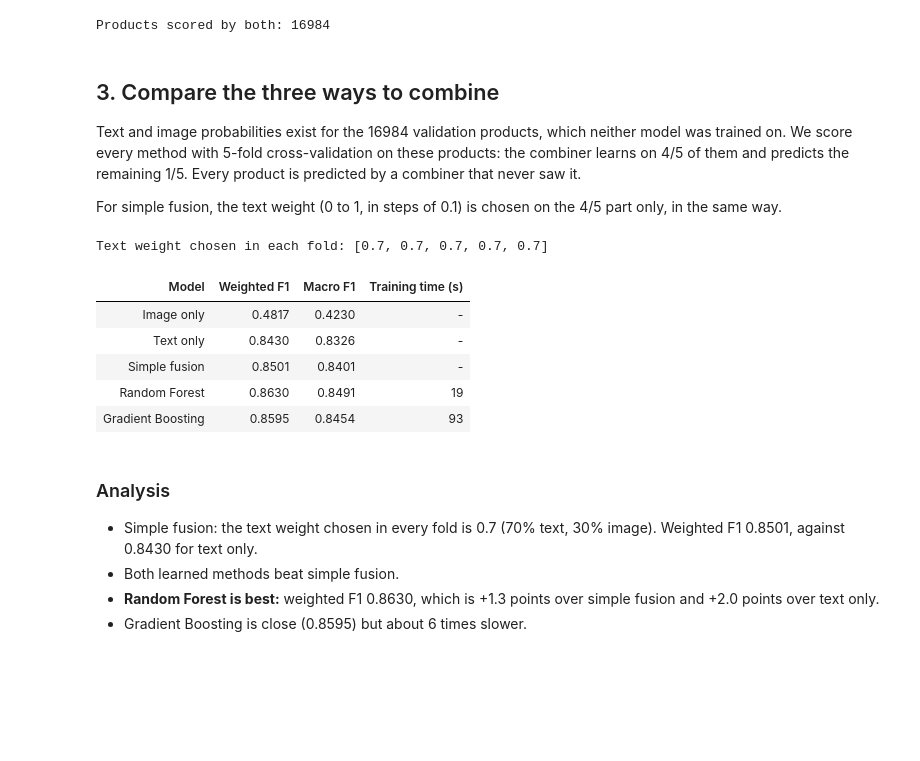
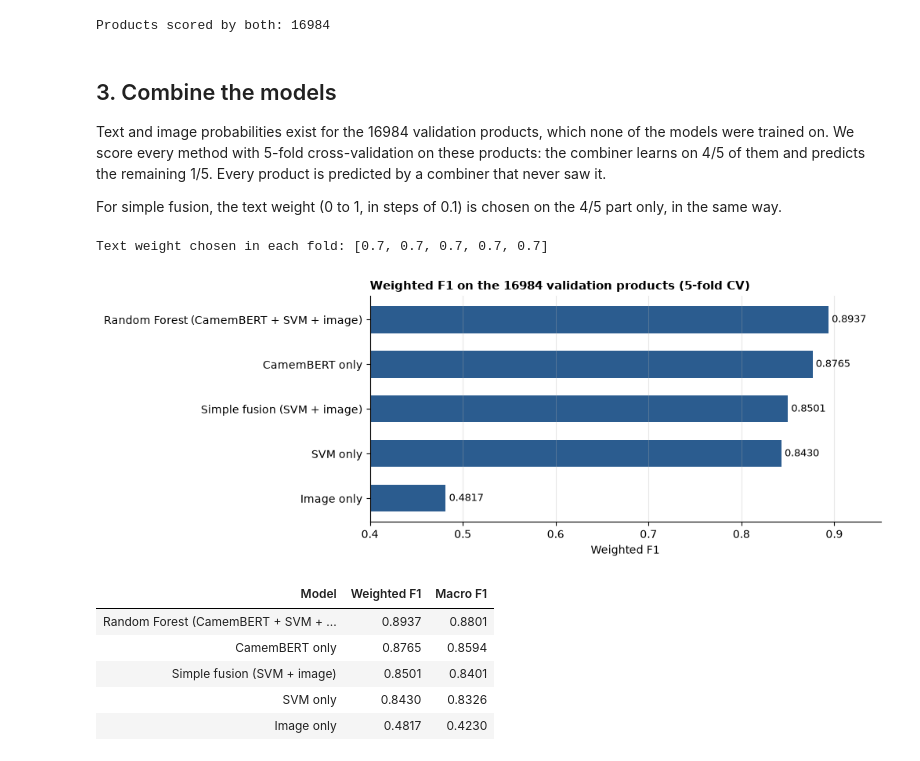
Before and after one commit to wahajaslm/liora-capstone, a Jupyter notebook: notebooks/06_fusion.ipynb, the cells around one changed output. Cells and saved outputs as stored; diff of their text form; code cells hidden in the pictures; blank space fills up the shorter version.

```diff
--- a/notebooks/06_fusion.ipynb
+++ b/notebooks/06_fusion.ipynb
@@ -75,64 +68,64 @@ print(f"Products scored by both: {len(both)}")
 # %% [output]
 Products scored by both: 16984
 # %% [markdown]
-## 3. Compare the three ways to combine
+## 3. Combine the models
 
-Text and image probabilities exist for the 16984 validation products, which neither model was trained on. We score every method with 5-fold cross-validation on these products: the combiner learns on 4/5 of them and predicts the remaining 1/5. Every product is predicted by a combiner that never saw it.
+Text and image probabilities exist for the 16984 validation products, which none of the models were trained on. We score every method with 5-fold cross-validation on these products: the combiner learns on 4/5 of them and predicts the remaining 1/5. Every product is predicted by a combiner that never saw it.
 
 For simple fusion, the text weight (0 to 1, in steps of 0.1) is chosen on the 4/5 part only, in the same way.
 # %%
-X = np.hstack([P_text, P_image])
+camembert = pd.read_csv("../data/processed/camembert_validation_probabilities.csv")
+P_camembert = both[["row_id"]].merge(camembert, on="row_id")[[str(c) for c in classes]].to_numpy()
+
+X_all = np.hstack([P_camembert, P_text, P_image])
 folds = StratifiedKFold(n_splits=5, shuffle=True, random_state=42)
 weights = np.round(np.arange(0, 1.01, 0.1), 1)
 
-predictions = {name: np.zeros_like(y_true) for name in ["Simple fusion", "Random Forest", "Gradient Boosting"]}
-times = {"Random Forest": 0.0, "Gradient Boosting": 0.0}
+predictions = {
+    "Image only": classes[P_image.argmax(axis=1)],
+    "SVM only": classes[P_text.argmax(axis=1)],
+    "CamemBERT only": classes[P_camembert.argmax(axis=1)],
+    "Simple fusion (SVM + image)": np.zeros_like(y_true),
+    "Random Forest (CamemBERT + SVM + image)": np.zeros_like(y_true),
+}
 chosen_weights = []
-
-for train_idx, test_idx in folds.split(X, y_true):
-    # Simple fusion: choose the text weight on the training part only
+for train_idx, test_idx in folds.split(X_all, y_true):
     fold_scores = [
         f1_score(y_true[train_idx], classes[(w * P_text[train_idx] + (1 - w) * P_image[train_idx]).argmax(axis=1)], average="weighted")
         for w in weights
     ]
     best_w = weights[int(np.argmax(fold_scores))]
     chosen_weights.append(float(best_w))
-    predictions["Simple fusion"][test_idx] = classes[(best_w * P_text[test_idx] + (1 - best_w) * P_image[test_idx]).argmax(axis=1)]
+    predictions["Simple fusion (SVM + image)"][test_idx] = classes[(best_w * P_text[test_idx] + (1 - best_w) * P_image[test_idx]).argmax(axis=1)]
 
-    start = time.time()
     forest = RandomForestClassifier(n_estimators=300, min_samples_leaf=2, n_jobs=-1, random_state=42)
-    predictions["Random Forest"][test_idx] = forest.fit(X[train_idx], y_true[train_idx]).predict(X[test_idx])
-    times["Random Forest"] += time.time() - start
+    predictions["Random Forest (CamemBERT + SVM + image)"][test_idx] = forest.fit(X_all[train_idx], y_true[train_idx]).predict(X_all[test_idx])
 
-    start = time.time()
-    boosting = HistGradientBoostingClassifier(learning_rate=0.05, max_iter=300, early_stopping=True, random_state=42)
-    predictions["Gradient Boosting"][test_idx] = boosting.fit(X[train_idx], y_true[train_idx]).predict(X[test_idx])
-    times["Gradient Boosting"] += time.time() - start
+print(f"Text weight chosen in each fold: {chosen_weights}")
+results = pd.DataFrame({
+    "Model": list(predictions),
+    "Weighted F1": [f1_score(y_true, p, average="weighted") for p in predictions.values()],
+    "Macro F1": [f1_score(y_true, p, average="macro") for p in predictions.values()],
+})
 
-predictions["Text only"] = classes[P_text.argmax(axis=1)]
-predictions["Image only"] = classes[P_image.argmax(axis=1)]
-print(f"Text weight chosen in each fold: {chosen_weights}")
+fig, ax = plt.subplots(figsize=(10, 3.6), constrained_layout=True)
+ordered = results.sort_values("Weighted F1")
+bars = ax.barh(ordered["Model"], ordered["Weighted F1"], color="#2b5c8f", height=0.6)
+ax.bar_label(bars, labels=[f"{v:.4f}" for v in ordered["Weighted F1"]], padding=3, fontsize=9)
+ax.set_xlim(0.4, 0.95)
+ax.set_title("Weighted F1 on the 16984 validation products (5-fold CV)", loc="left", fontsize=11, fontweight="bold")
+ax.set_xlabel("Weighted F1")
+ax.spines[["top", "right"]].set_visible(False)
+ax.grid(axis="x", alpha=0.3)
+plt.show()
 
-order = ["Image only", "Text only", "Simple fusion", "Random Forest", "Gradient Boosting"]
-results = pd.DataFrame({
-    "Model": order,
-    "Weighted F1": [f1_score(y_true, predictions[m], average="weighted") for m in order],
-    "Macro F1": [f1_score(y_true, predictions[m], average="macro") for m in order],
-    "Training time (s)": [f"{times[m]:.0f}" if m in times else "-" for m in order],
-})
-results.style.hide(axis="index").format(precision=4)
+results.sort_values("Weighted F1", ascending=False).style.hide(axis="index").format(precision=4)
 # %% [output]
 Text weight chosen in each fold: [0.7, 0.7, 0.7, 0.7, 0.7]
+[figure, added]
-| Model | Weighted F1 | Macro F1 | Training time (s) |
-| Image only | 0.4817 | 0.4230 | - |
-| Text only | 0.8430 | 0.8326 | - |
-| Simple fusion | 0.8501 | 0.8401 | - |
-| Random Forest | 0.8630 | 0.8491 | 19 |
-| Gradient Boosting | 0.8595 | 0.8454 | 93 |
+| Model | Weighted F1 | Macro F1 |
+| Random Forest (CamemBERT + SVM + ... | 0.8937 | 0.8801 |
+| CamemBERT only | 0.8765 | 0.8594 |
+| Simple fusion (SVM + image) | 0.8501 | 0.8401 |
+| SVM only | 0.8430 | 0.8326 |
+| Image only | 0.4817 | 0.4230 |
-# %% [markdown]
-### Analysis
-
-- Simple fusion: the text weight chosen in every fold is 0.7 (70% text, 30% image). Weighted F1 0.8501, against 0.8430 for text only.
-- Both learned methods beat simple fusion.
-- **Random Forest is best:** weighted F1 0.8630, which is +1.3 points over simple fusion and +2.0 points over text only.
-- Gradient Boosting is close (0.8595) but about 6 times slower.
```
Also changed, not shown: parts of 10 cells of this notebook, 3 other files.
